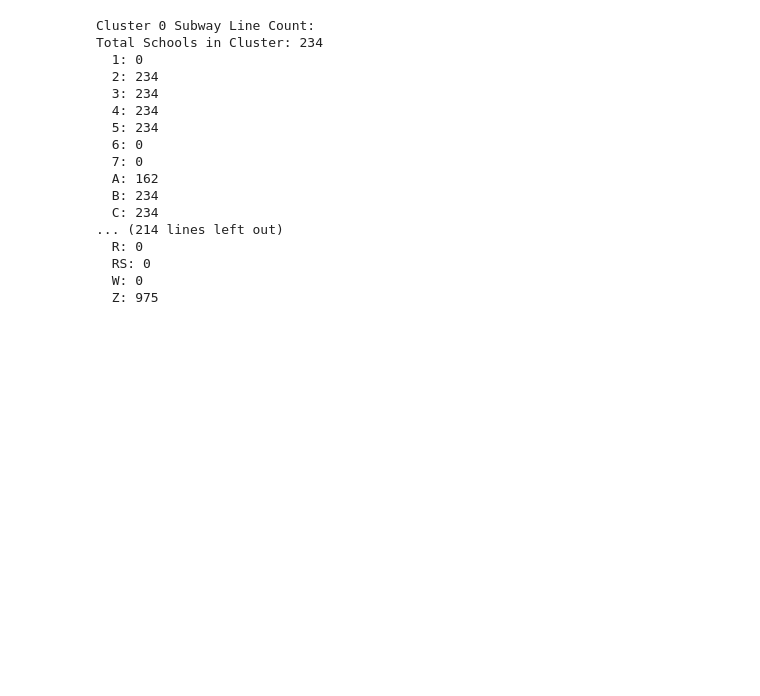
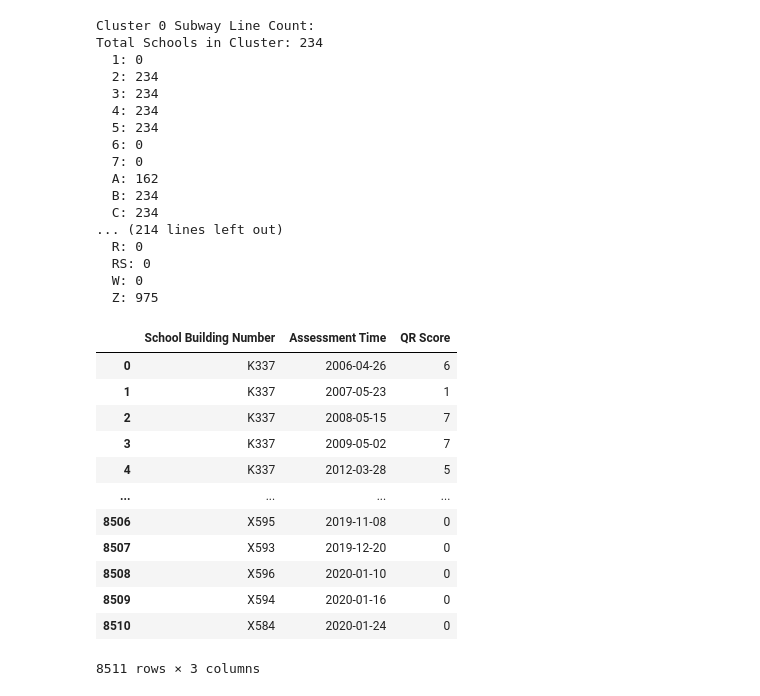
Before and after one commit to tali0n-git/NYC_Public_Schools_Analysis, a Jupyter notebook: ML_Notebooks/k-means-tests.ipynb, the cells around one changed output. Saved outputs shown, nothing was run; the diff lists cells and outputs as text; code cells hidden in the pictures; blank space fills up the shorter version.

```diff
--- a/ML_Notebooks/k-means-tests.ipynb
+++ b/ML_Notebooks/k-means-tests.ipynb
@@ -433,3 +445,19 @@ Total Schools in Cluster: 234
   RS: 0
   W: 0
   Z: 975
+# %%
+schools_w_mta[['School Building Number', 'Assessment Time', 'QR Score']]
+# %% [output]
+|  | School Building Number | Assessment Time | QR Score |
+| 0 | K337 | 2006-04-26 | 6 |
+| 1 | K337 | 2007-05-23 | 1 |
+| 2 | K337 | 2008-05-15 | 7 |
+| 3 | K337 | 2009-05-02 | 7 |
+| 4 | K337 | 2012-03-28 | 5 |
+| ... | ... | ... | ... |
+| 8506 | X595 | 2019-11-08 | 0 |
+| 8507 | X593 | 2019-12-20 | 0 |
+| 8508 | X596 | 2020-01-10 | 0 |
+| 8509 | X594 | 2020-01-16 | 0 |
+| 8510 | X584 | 2020-01-24 | 0 |
+8511 rows × 3 columns
```
Also changed, not shown: parts of 6 cells of this notebook.
